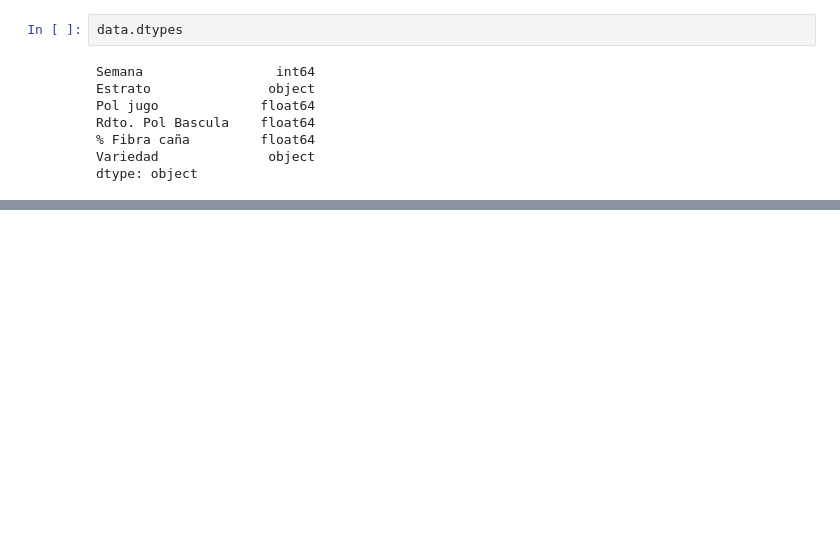
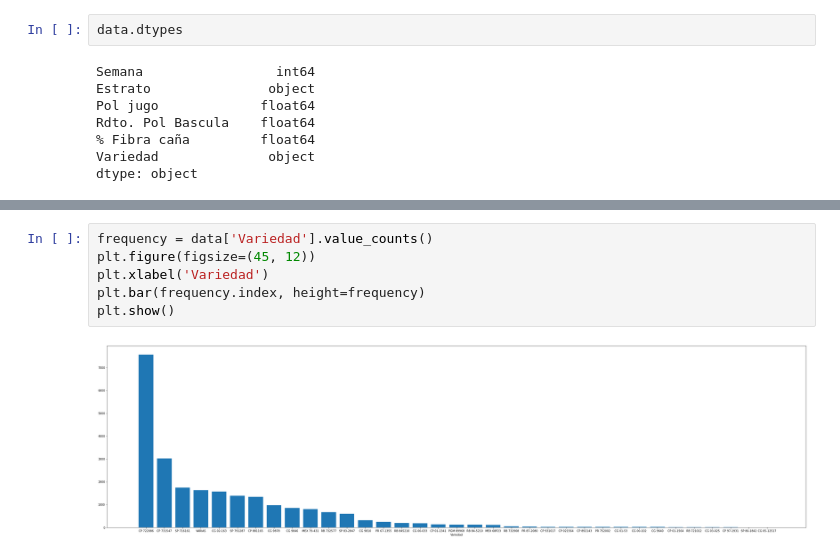
Before and after one commit to UVG-Teams/datamining-proyecto, a Jupyter notebook: Proyecto v1.ipynb, the cells around one changed output, grey strips where cells are left out. Saved outputs shown, nothing was run; the diff lists cells and outputs as text; blank space fills up the shorter version.

```diff
--- a/Proyecto v1.ipynb
+++ b/Proyecto v1.ipynb
@@ -57,0 +109,8 @@ dtype: object
+# %%
+frequency = data['Variedad'].value_counts()
+plt.figure(figsize=(45, 12))
+plt.xlabel('Variedad')
+plt.bar(frequency.index, height=frequency)
+plt.show()
+# %% [output]
+[figure, added]
```
Also changed, not shown: parts of 40 cells of this notebook.
